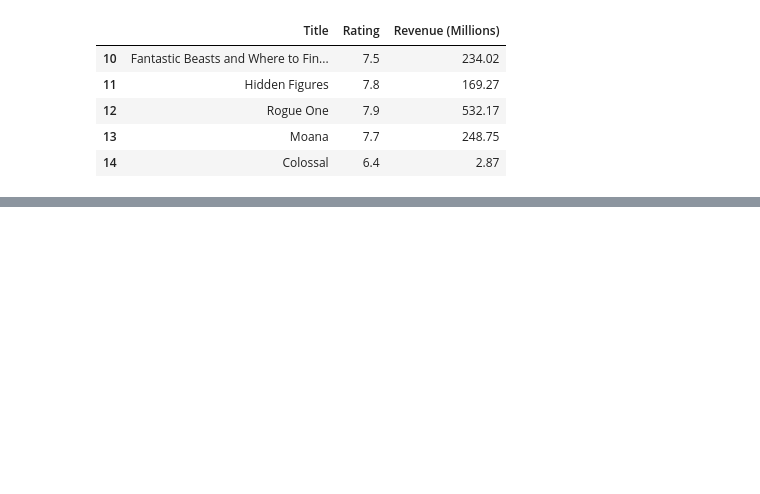
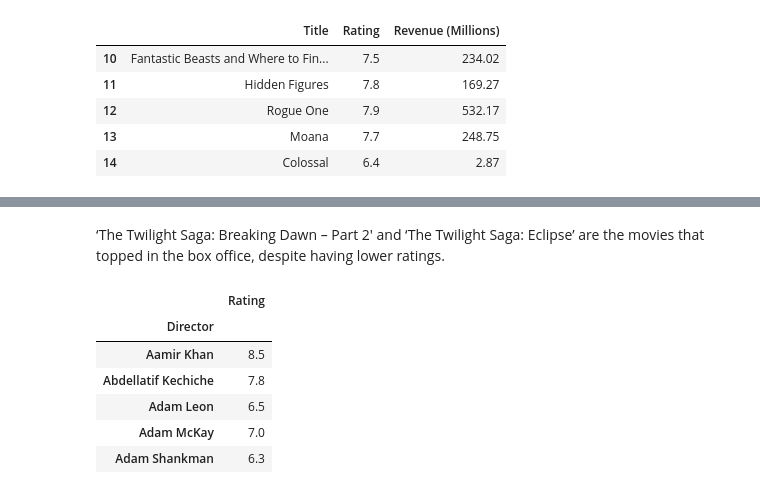
Before and after one commit to kai-ion/Data-602, a Jupyter notebook: Data Analysis on IMDB movies data/analysis.ipynb, the cells around one changed output, grey strips where cells are left out. Saved outputs shown, nothing was run; the diff lists cells and outputs as text; code cells hidden in the pictures; blank space fills up the shorter version.

```diff
--- a/Data Analysis on IMDB movies data/analysis.ipynb
+++ b/Data Analysis on IMDB movies data/analysis.ipynb
@@ -136,0 +146,13 @@ data.iloc[10:15][['Title','Rating','Revenue (Millions)']]
+# %% [markdown]
+‘The Twilight Saga: Breaking Dawn – Part 2′ and ‘The Twilight Saga: Eclipse’ are the movies that topped in the box office, despite having lower ratings.
+# %%
+# Data can be grouped and operations can be performed on top of grouped data by using the groupby( ) method. This comes in handy when we want to apply aggregations and functions on top of grouped data.
+data.groupby('Director')[['Rating']].mean().head()
+# %% [output]
+|  | Rating |
+| Director |  |
+| Aamir Khan | 8.5 |
+| Abdellatif Kechiche | 7.8 |
+| Adam Leon | 6.5 |
+| Adam McKay | 7.0 |
+| Adam Shankman | 6.3 |
```
Also changed, not shown: parts of 14 cells of this notebook, 2 other files.
